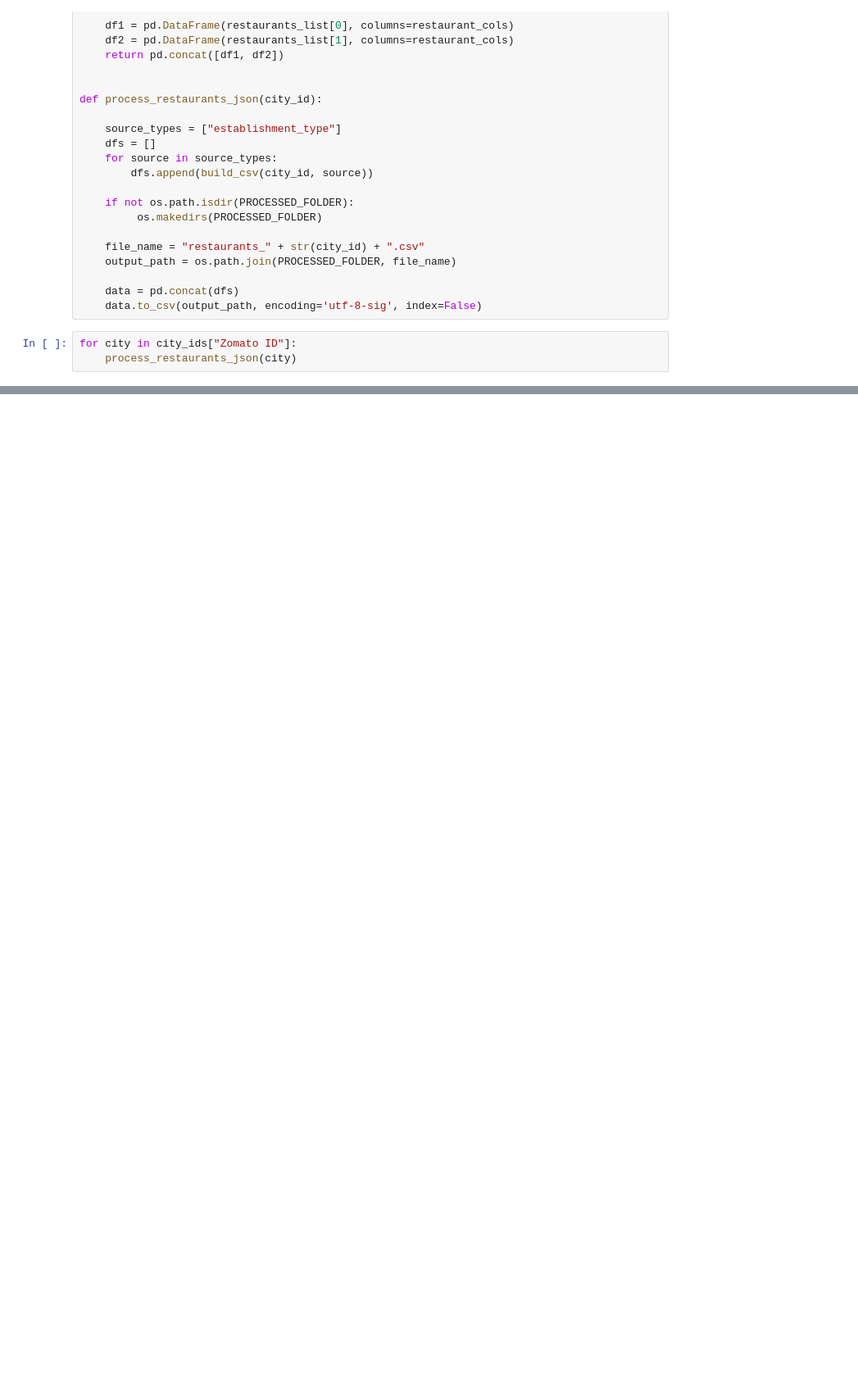
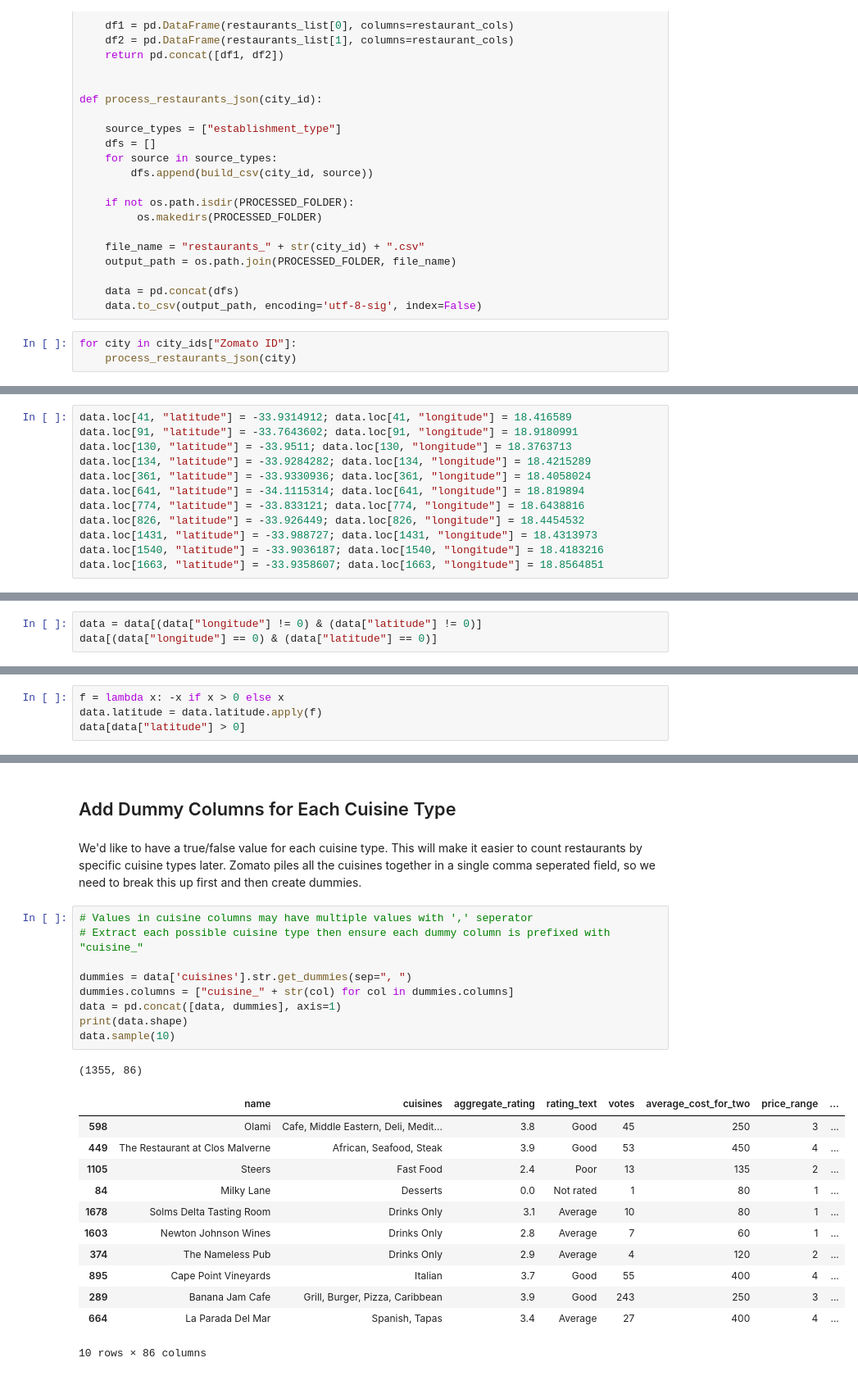
Before and after one commit to dorond/zomato-ct-analysis, a Jupyter notebook: Cape Town Restaurant Analysis using Zomato Data.ipynb, the cells around one changed output, grey strips where cells are left out. Shown: that part at 82% size. Drawn from its saved outputs; the diff is of its cells as text; blank space fills up the shorter version.

```diff
--- a/Cape Town Restaurant Analysis using Zomato Data.ipynb
+++ b/Cape Town Restaurant Analysis using Zomato Data.ipynb
@@ -295,0 +383,12 @@ for city in city_ids["Zomato ID"]:
+# %%
+data.loc[41, "latitude"] = -33.9314912; data.loc[41, "longitude"] = 18.416589
+data.loc[91, "latitude"] = -33.7643602; data.loc[91, "longitude"] = 18.9180991
+data.loc[130, "latitude"] = -33.9511; data.loc[130, "longitude"] = 18.3763713
+data.loc[134, "latitude"] = -33.9284282; data.loc[134, "longitude"] = 18.4215289
+data.loc[361, "latitude"] = -33.9330936; data.loc[361, "longitude"] = 18.4058024
+data.loc[641, "latitude"] = -34.1115314; data.loc[641, "longitude"] = 18.819894
+data.loc[774, "latitude"] = -33.833121; data.loc[774, "longitude"] = 18.6438816
+data.loc[826, "latitude"] = -33.926449; data.loc[826, "longitude"] = 18.4454532
+data.loc[1431, "latitude"] = -33.988727; data.loc[1431, "longitude"] = 18.4313973
+data.loc[1540, "latitude"] = -33.9036187; data.loc[1540, "longitude"] = 18.4183216
+data.loc[1663, "latitude"] = -33.9358607; data.loc[1663, "longitude"] = 18.8564851
@@ -295,0 +402,3 @@ for city in city_ids["Zomato ID"]:
+# %%
+data = data[(data["longitude"] != 0) & (data["latitude"] != 0)]
+data[(data["longitude"] == 0) & (data["latitude"] == 0)]
@@ -295,0 +418,4 @@ for city in city_ids["Zomato ID"]:
+# %%
+f = lambda x: -x if x > 0 else x
+data.latitude = data.latitude.apply(f)
+data[data["latitude"] > 0]
@@ -295,0 +428,27 @@ for city in city_ids["Zomato ID"]:
+# %% [markdown]
+## Add Dummy Columns for Each Cuisine Type
+# %% [markdown]
+We'd like to have a true/false value for each cuisine type. This will make it easier to count restaurants by specific cuisine types later. Zomato piles all the cuisines together in a single comma seperated field, so we need to break this up first and then create dummies.
+# %%
+# Values in cuisine columns may have multiple values with ',' seperator
+# Extract each possible cuisine type then ensure each dummy column is prefixed with "cuisine_"
+
+dummies = data['cuisines'].str.get_dummies(sep=", ")
+dummies.columns = ["cuisine_" + str(col) for col in dummies.columns]
+data = pd.concat([data, dummies], axis=1)
+print(data.shape)
+data.sample(10)
+# %% [output]
+(1355, 86)
+|  | name | cuisines | aggregate_rating | rating_text | votes | average_cost_for_two | price_range | ... |
+| 598 | Olami | Cafe, Middle Eastern, Deli, Medit... | 3.8 | Good | 45 | 250 | 3 | ... |
+| 449 | The Restaurant at Clos Malverne | African, Seafood, Steak | 3.9 | Good | 53 | 450 | 4 | ... |
+| 1105 | Steers | Fast Food | 2.4 | Poor | 13 | 135 | 2 | ... |
+| 84 | Milky Lane | Desserts | 0.0 | Not rated | 1 | 80 | 1 | ... |
+| 1678 | Solms Delta Tasting Room | Drinks Only | 3.1 | Average | 10 | 80 | 1 | ... |
+| 1603 | Newton Johnson Wines | Drinks Only | 2.8 | Average | 7 | 60 | 1 | ... |
+| 374 | The Nameless Pub | Drinks Only | 2.9 | Average | 4 | 120 | 2 | ... |
+| 895 | Cape Point Vineyards | Italian | 3.7 | Good | 55 | 400 | 4 | ... |
+| 289 | Banana Jam Cafe | Grill, Burger, Pizza, Caribbean | 3.9 | Good | 243 | 250 | 3 | ... |
+| 664 | La Parada Del Mar | Spanish, Tapas | 3.4 | Average | 27 | 400 | 4 | ... |
+10 rows × 86 columns
```
Also changed, not shown: parts of 45 cells of this notebook, 2 other files.
